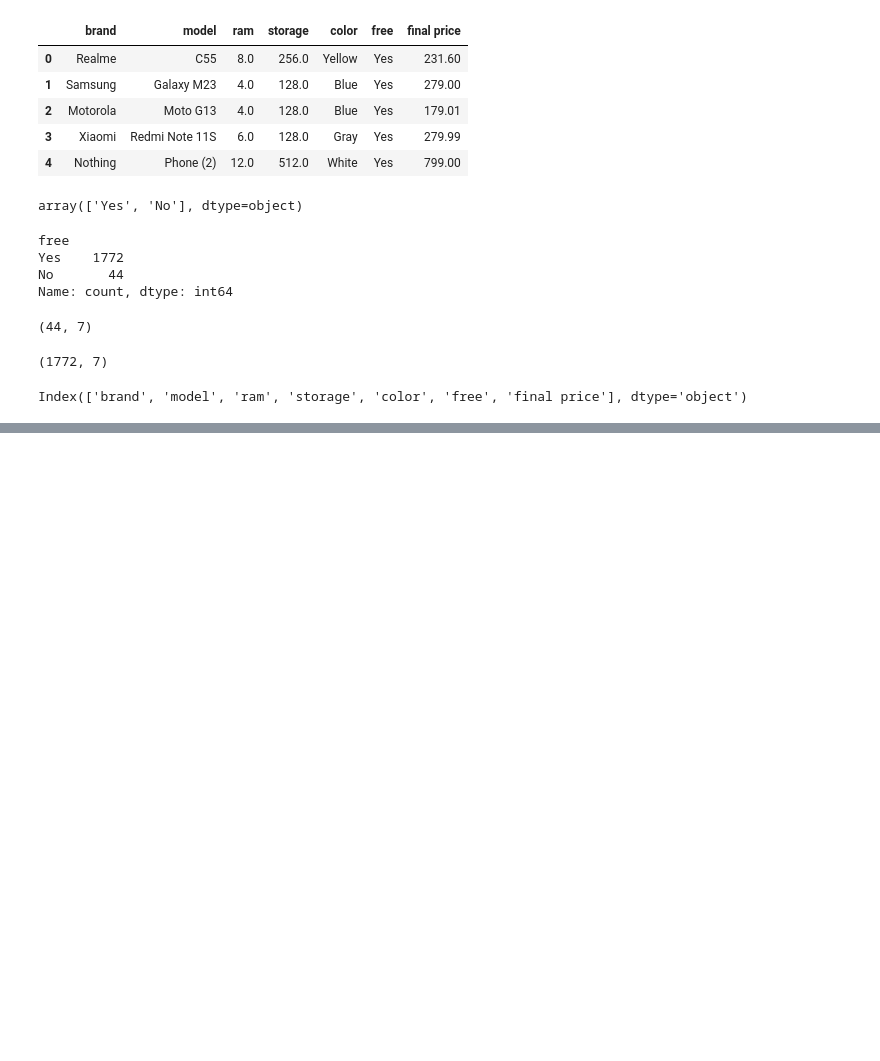
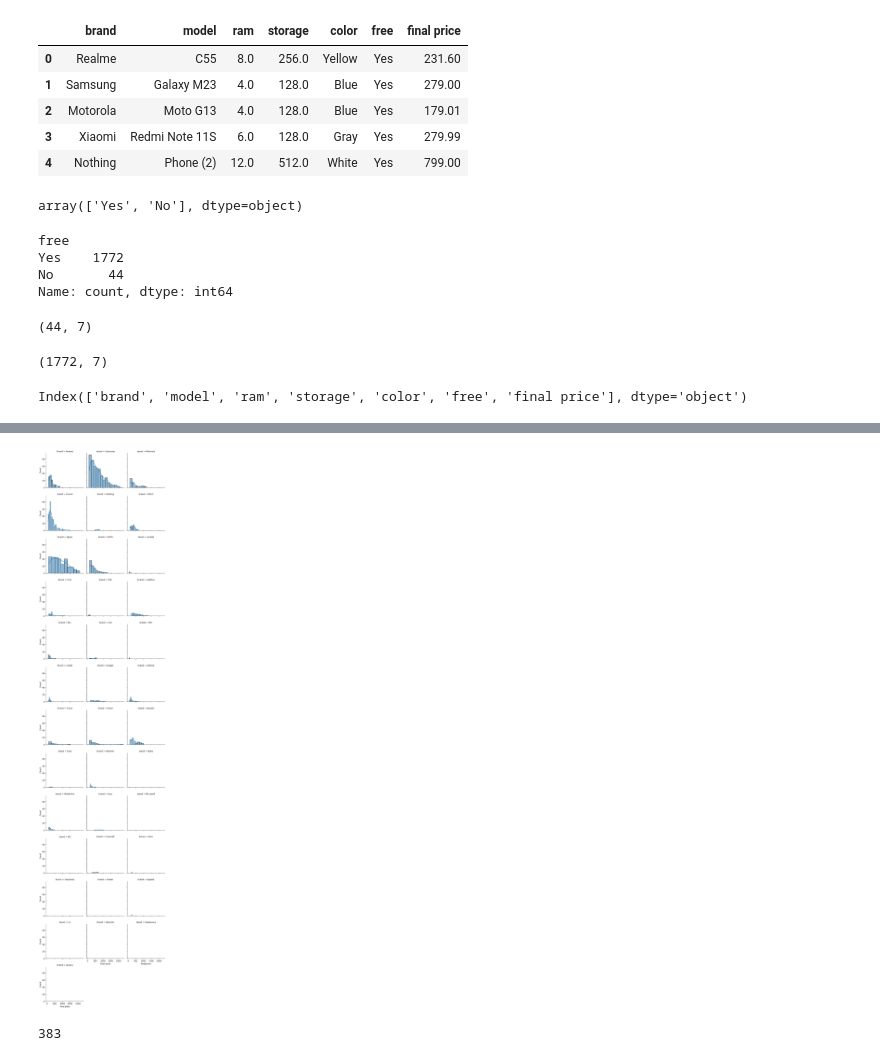
Before and after one commit to lalitssonawane/-Digital-Music-Store-Data-Analysis-using-SQL, a Jupyter notebook: smartphone-sales-prediction.ipynb, the cells around one changed output, grey strips where cells are left out. Saved outputs shown, nothing was run; the diff lists cells and outputs as text; code cells hidden in the pictures; blank space fills up the shorter version.

```diff
--- a/smartphone-sales-prediction.ipynb
+++ b/smartphone-sales-prediction.ipynb
@@ -231,0 +248,11 @@ Index(['brand', 'model', 'ram', 'storage', 'color', 'free', 'final price'], dtyp
+# %%
+# Example: FacetGrid with categories in separate plots (e.g., 'brand')
+g = sns.FacetGrid(data, col="brand", col_wrap=3)
+g.map_dataframe(sns.histplot, x="final price", kde=True)
+plt.show()
+# %% [output]
+[figure, added]
+# %%
+data.model.nunique()
+# %% [output]
+383
```
Also changed, not shown: parts of 65 cells of this notebook.
